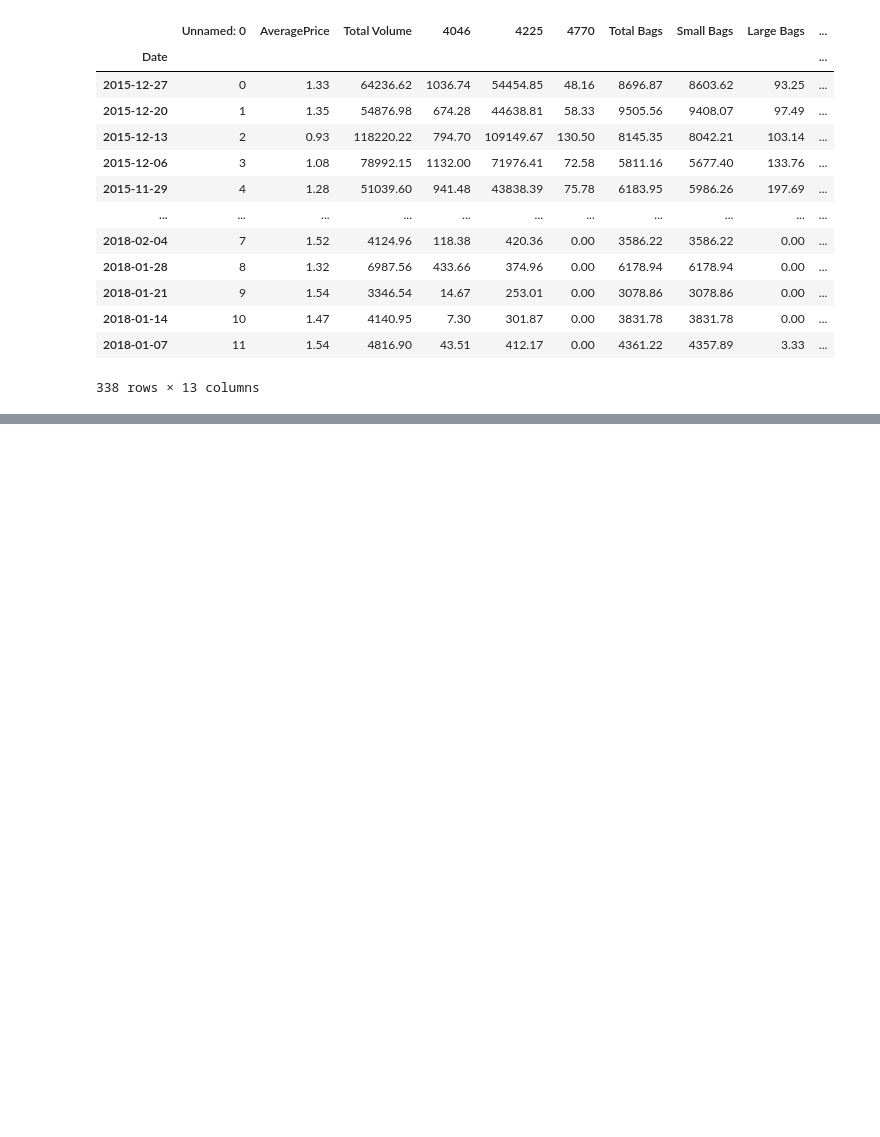
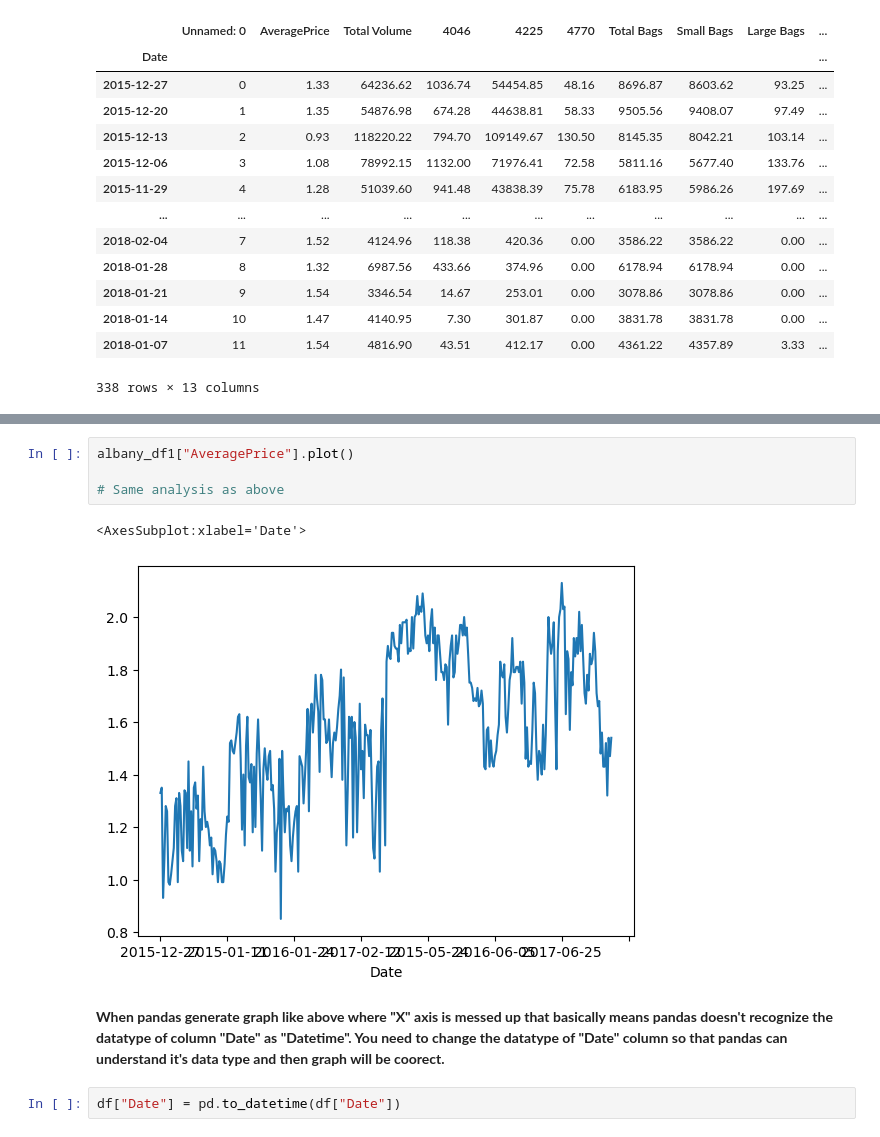
Before and after one commit to SiddheshDaphane/Avocado_price_data_analysis, a Jupyter notebook: Avocado_price.ipynb, the cells around one changed output, grey strips where cells are left out. Cells and saved outputs as stored; diff of their text form; blank space fills up the shorter version.

```diff
--- a/Avocado_price.ipynb
+++ b/Avocado_price.ipynb
@@ -204,0 +212,11 @@ albany_df1
+# %%
+albany_df1["AveragePrice"].plot()
+
+# Same analysis as above
+# %% [output]
+<AxesSubplot:xlabel='Date'>
+[figure, added]
+# %% [markdown]
+**When pandas generate graph like above where "X" axis is messed up that basically means pandas doesn't recognize the datatype of column "Date" as "Datetime". You need to change the datatype of "Date" column so that pandas can understand it's data type and then graph will be coorect.**
+# %%
+df["Date"] = pd.to_datetime(df["Date"])
```
Also changed, not shown: parts of 10 cells of this notebook, 1 other file.
